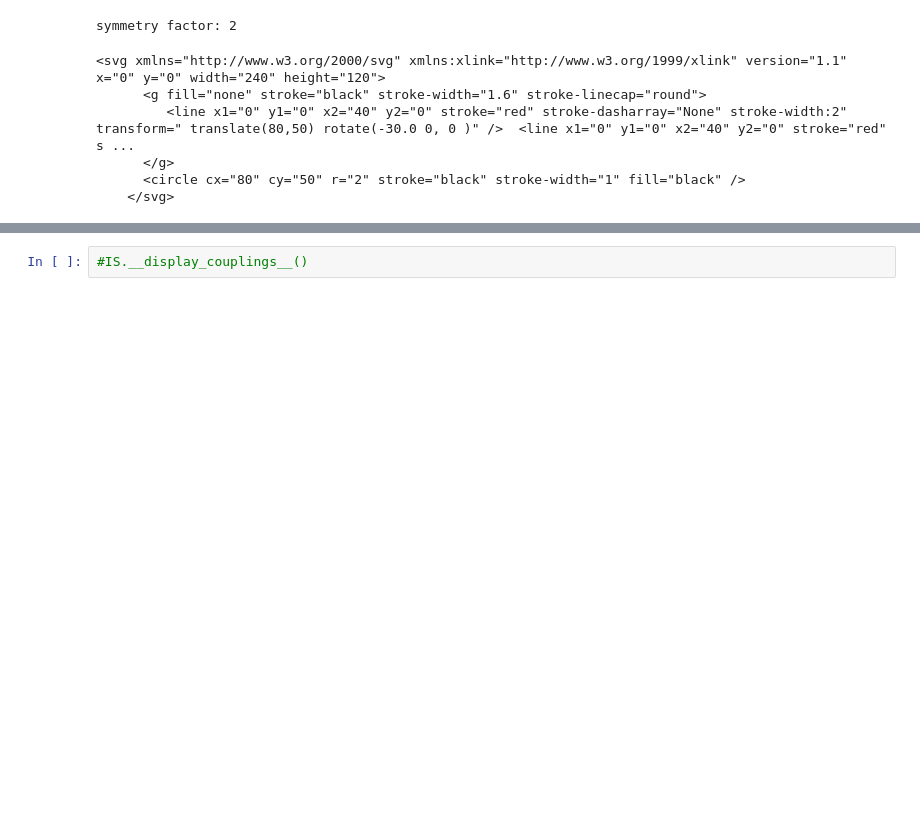
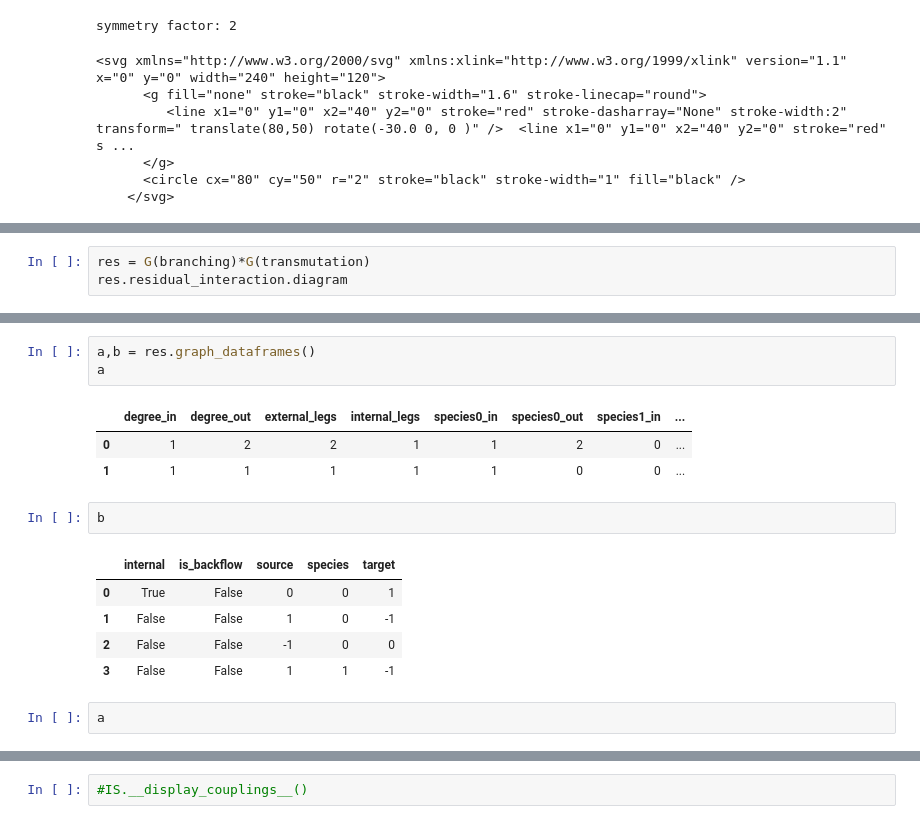
Before and after one commit to sirsh/renormer, a Jupyter notebook: worksheet.ipynb, the cells around one changed output, grey strips where cells are left out. Cells and saved outputs as stored; diff of their text form; blank space fills up the shorter version.

```diff
--- a/worksheet.ipynb
+++ b/worksheet.ipynb
@@ -644,0 +292,3 @@ res = B.product(C)
+# %%
+res = G(branching)*G(transmutation)
+res.residual_interaction.diagram
@@ -644,0 +303,17 @@ res = B.product(C)
+# %%
+a,b = res.graph_dataframes()
+a
+# %% [output]
+|  | degree_in | degree_out | external_legs | internal_legs | species0_in | species0_out | species1_in | ... |
+| 0 | 1 | 2 | 2 | 1 | 1 | 2 | 0 | ... |
+| 1 | 1 | 1 | 1 | 1 | 1 | 0 | 0 | ... |
+# %%
+b
+# %% [output]
+|  | internal | is_backflow | source | species | target |
+| 0 | True | False | 0 | 0 | 1 |
+| 1 | False | False | 1 | 0 | -1 |
+| 2 | False | False | -1 | 0 | 0 |
+| 3 | False | False | 1 | 1 | -1 |
+# %%
+a
```
Also changed, not shown: parts of 42 cells of this notebook, 2 other files.
